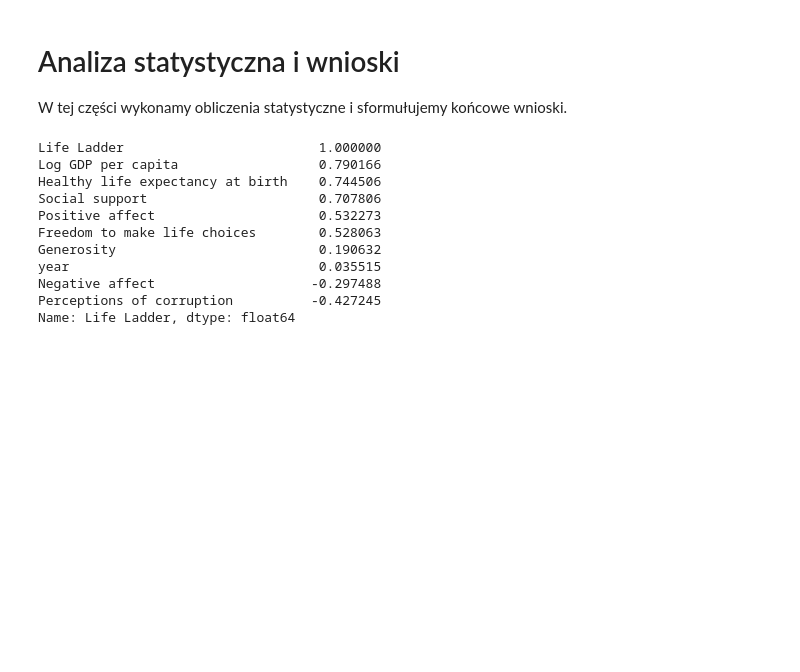
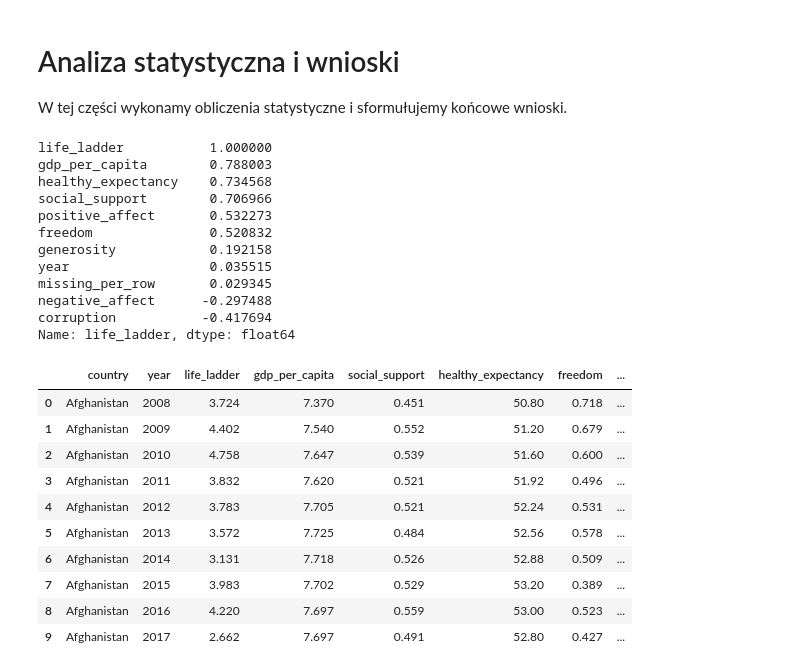
Before and after one commit to lukaszkortals/sad_proj, a Jupyter notebook: notebooks/03_analiza_statystyczna_i_wnioski.ipynb, the cells around one changed output. Drawn from its saved outputs; the diff is of its cells as text; code cells hidden in the pictures; blank space fills up the shorter version.

```diff
--- a/notebooks/03_analiza_statystyczna_i_wnioski.ipynb
+++ b/notebooks/03_analiza_statystyczna_i_wnioski.ipynb
@@ -5,18 +5,21 @@ W tej części wykonamy obliczenia statystyczne i sformułujemy końcowe wnioski
 # %%
 # Obliczenia korelacji
 import pandas as pd
+import seaborn as sns
+import matplotlib.pyplot as plt
 
 df = pd.read_csv('../data/happiness_cleaned.csv')
-df.corr(numeric_only=True)['Life Ladder'].sort_values(ascending=False)
+df.corr(numeric_only=True)['life_ladder'].sort_values(ascending=False)
 # %% [output]
-Life Ladder                         1.000000
-Log GDP per capita                  0.790166
-Healthy life expectancy at birth    0.744506
-Social support                      0.707806
-Positive affect                     0.532273
-Freedom to make life choices        0.528063
-Generosity                          0.190632
-year                                0.035515
-Negative affect                    -0.297488
-Perceptions of corruption          -0.427245
-Name: Life Ladder, dtype: float64
+life_ladder           1.000000
+gdp_per_capita        0.788003
+healthy_expectancy    0.734568
+social_support        0.706966
+positive_affect       0.532273
+freedom               0.520832
+generosity            0.192158
+year                  0.035515
+missing_per_row       0.029345
+negative_affect      -0.297488
+corruption           -0.417694
+Name: life_ladder, dtype: float64
@@ -22,0 +29,18 @@ Name: Life Ladder, dtype: float64
+# %%
+# Obliczenie podstawowych statystyk opisowych dla głównej zmiennej 'life_ladder'
+# - średniej, mediany, odchylenia standardowego, minimum i maksimum, w celu pokazania ogólnego poziomu
+# szczęścia na świecie.
+df = pd.read_csv('../data/happiness_cleaned.csv')
+df.head(10)
+# %% [output]
+|  | country | year | life_ladder | gdp_per_capita | social_support | healthy_expectancy | freedom | ... |
+| 0 | Afghanistan | 2008 | 3.724 | 7.370 | 0.451 | 50.80 | 0.718 | ... |
+| 1 | Afghanistan | 2009 | 4.402 | 7.540 | 0.552 | 51.20 | 0.679 | ... |
+| 2 | Afghanistan | 2010 | 4.758 | 7.647 | 0.539 | 51.60 | 0.600 | ... |
+| 3 | Afghanistan | 2011 | 3.832 | 7.620 | 0.521 | 51.92 | 0.496 | ... |
+| 4 | Afghanistan | 2012 | 3.783 | 7.705 | 0.521 | 52.24 | 0.531 | ... |
+| 5 | Afghanistan | 2013 | 3.572 | 7.725 | 0.484 | 52.56 | 0.578 | ... |
+| 6 | Afghanistan | 2014 | 3.131 | 7.718 | 0.526 | 52.88 | 0.509 | ... |
+| 7 | Afghanistan | 2015 | 3.983 | 7.702 | 0.529 | 53.20 | 0.389 | ... |
+| 8 | Afghanistan | 2016 | 4.220 | 7.697 | 0.559 | 53.00 | 0.523 | ... |
+| 9 | Afghanistan | 2017 | 2.662 | 7.697 | 0.491 | 52.80 | 0.427 | ... |
```
Also changed, not shown: parts of 8 cells of this notebook, 1 other file.
